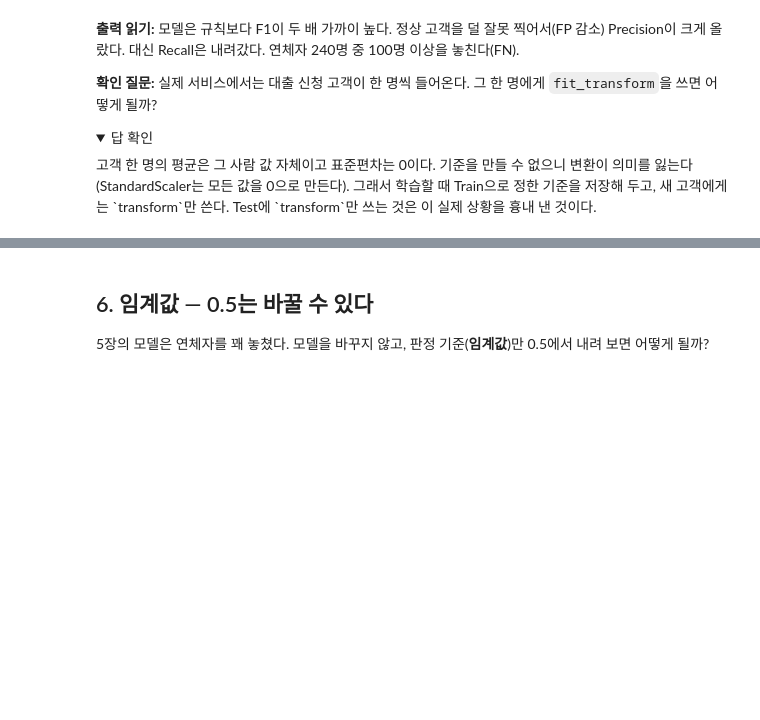
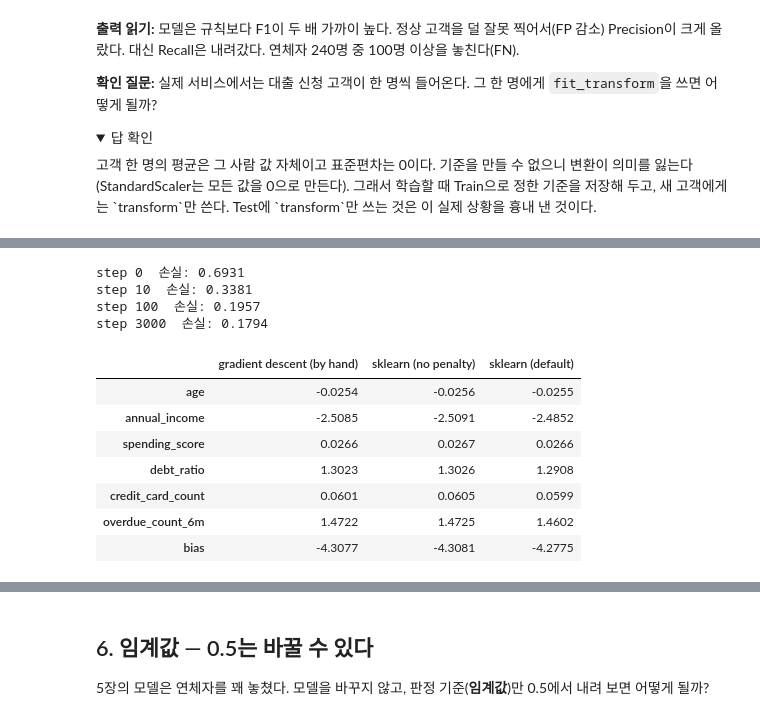
Before and after one commit to feelosophysics/codsaid, a Jupyter notebook: 02_Advanced/A5-1/notebooks/learning_walkthrough.ipynb, the cells around one changed output, grey strips where cells are left out. Drawn from its saved outputs; the diff is of its cells as text; code cells hidden in the pictures; folded sections open; blank space fills up the shorter version.

```diff
--- a/02_Advanced/A5-1/notebooks/learning_walkthrough.ipynb
+++ b/02_Advanced/A5-1/notebooks/learning_walkthrough.ipynb
@@ -393,0 +439,13 @@ display(pd.DataFrame({
+# %%
+weights = logistic_model.coef_[0]        # 변수마다 w 하나 (6개)
+bias = logistic_model.intercept_[0]      # b
+display(pd.Series(weights, index=feature_columns, name="w"))
+print("b:", bias)
+
+scores = X_test_prepared[:5] @ weights + bias     # 점수 z. 고객마다 (변수 × w)의 합 + b
+probabilities_by_hand = 1 / (1 + np.exp(-scores))
+display(pd.DataFrame({
+    "z": scores,
+    "p (by hand)": probabilities_by_hand,
+    "predict_proba": overdue_probabilities[:5],
+}))
@@ -393,0 +479,35 @@ display(pd.DataFrame({
+# %%
+y_train_values = y_classification_train.to_numpy()
+learned_weights = np.zeros(len(feature_columns))   # 아무것도 모르는 상태에서 출발
+learned_bias = 0.0
+learning_rate = 0.5                                # 한 번에 움직이는 크기
+
+for step in range(3001):
+    p = 1 / (1 + np.exp(-(X_train_prepared @ learned_weights + learned_bias)))
+    loss = -np.mean(y_train_values * np.log(p) + (1 - y_train_values) * np.log(1 - p))
+    if step in (0, 10, 100, 3000):
+        print("step", step, " 손실:", round(loss, 4))
+    error = p - y_train_values                     # 틀린 만큼 (p - y)
+    learned_weights -= learning_rate * (X_train_prepared.T @ error) / len(error)
+    learned_bias -= learning_rate * error.mean()
+
+no_penalty_model = LogisticRegression(C=np.inf, max_iter=2000)   # C=inf: 벌점 없음
+no_penalty_model.fit(X_train_prepared, y_classification_train)
+display(pd.DataFrame({
+    "gradient descent (by hand)": np.append(learned_weights, learned_bias),
+    "sklearn (no penalty)": np.append(no_penalty_model.coef_[0], no_penalty_model.intercept_[0]),
+    "sklearn (default)": np.append(weights, bias),
+}, index=feature_columns + ["bias"]))
+# %% [output]
+step 0  손실: 0.6931
+step 10  손실: 0.3381
+step 100  손실: 0.1957
+step 3000  손실: 0.1794
+|  | gradient descent (by hand) | sklearn (no penalty) | sklearn (default) |
+| age | -0.0254 | -0.0256 | -0.0255 |
+| annual_income | -2.5085 | -2.5091 | -2.4852 |
+| spending_score | 0.0266 | 0.0267 | 0.0266 |
+| debt_ratio | 1.3023 | 1.3026 | 1.2908 |
+| credit_card_count | 0.0601 | 0.0605 | 0.0599 |
+| overdue_count_6m | 1.4722 | 1.4725 | 1.4602 |
+| bias | -4.3077 | -4.3081 | -4.2775 |
```
Also changed, not shown: parts of 9 cells of this notebook, 1 other file.
